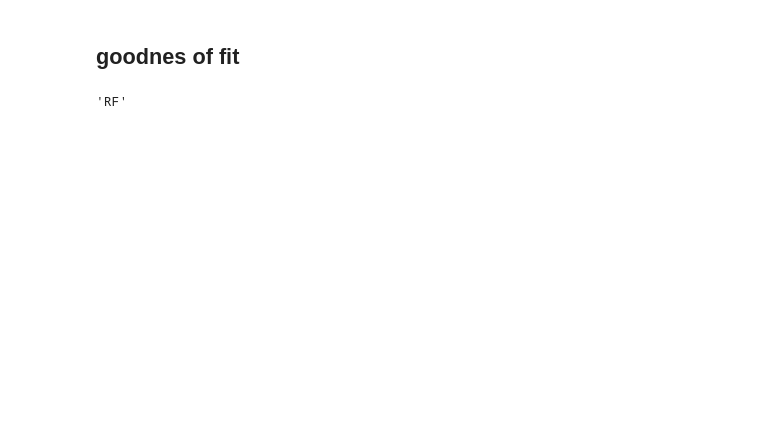
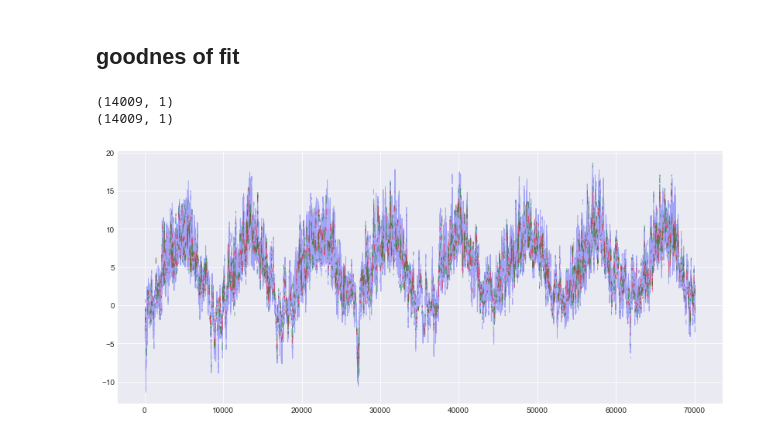
Before and after one commit to roishlezinger/test, a Jupyter notebook: predict.ipynb, the cells around one changed output. Cells and saved outputs as stored; diff of their text form; code cells hidden in the pictures; blank space fills up the shorter version.

```diff
--- a/predict.ipynb
+++ b/predict.ipynb
@@ -178,6 +171,28 @@ SyntaxError: invalid syntax (<ipython-input-216-82ce14fde444>, line 2)
 # %% [markdown]
 ## goodnes of fit
-# %%
-names[2]
-# %% [output]
-'RF'
+# %%
+temp1 = pd.DataFrame(y_test)
+temp2 = pd.DataFrame(y_predict_test)
+y = temp1.join(temp2)
+y.columns = ['test', 'predict']
+#y = y.join(y_train)
+a = y.sort_index()
+print(temp1.shape)
+print(temp2.shape)
+# %% [output]
+(14009, 1)
+(14009, 1)
+# %%
+temp = pd.DataFrame(y_test)
+temp['predict'] = y_predict_test
+temp.columns = ['test', 'predict']
+final = pd.concat([temp, y_train], axis=1)
+
+palette = plt.get_cmap('Set1')
+plt.figure(figsize=(14,6))
+plt.plot(final.index.values, final.V1, linewidth=1, alpha=0.3,color='blue',label='train')
+plt.plot(final.index.values, final.predict, linewidth=1, alpha=0.5,color='red',label='predict')
+plt.plot(final.index.values, final.test, linewidth=1, alpha=0.5,color='green',label='test')
+plt.show()
+# %% [output]
+[figure, added]
```
Also changed, not shown: parts of 1 cell of this notebook.
